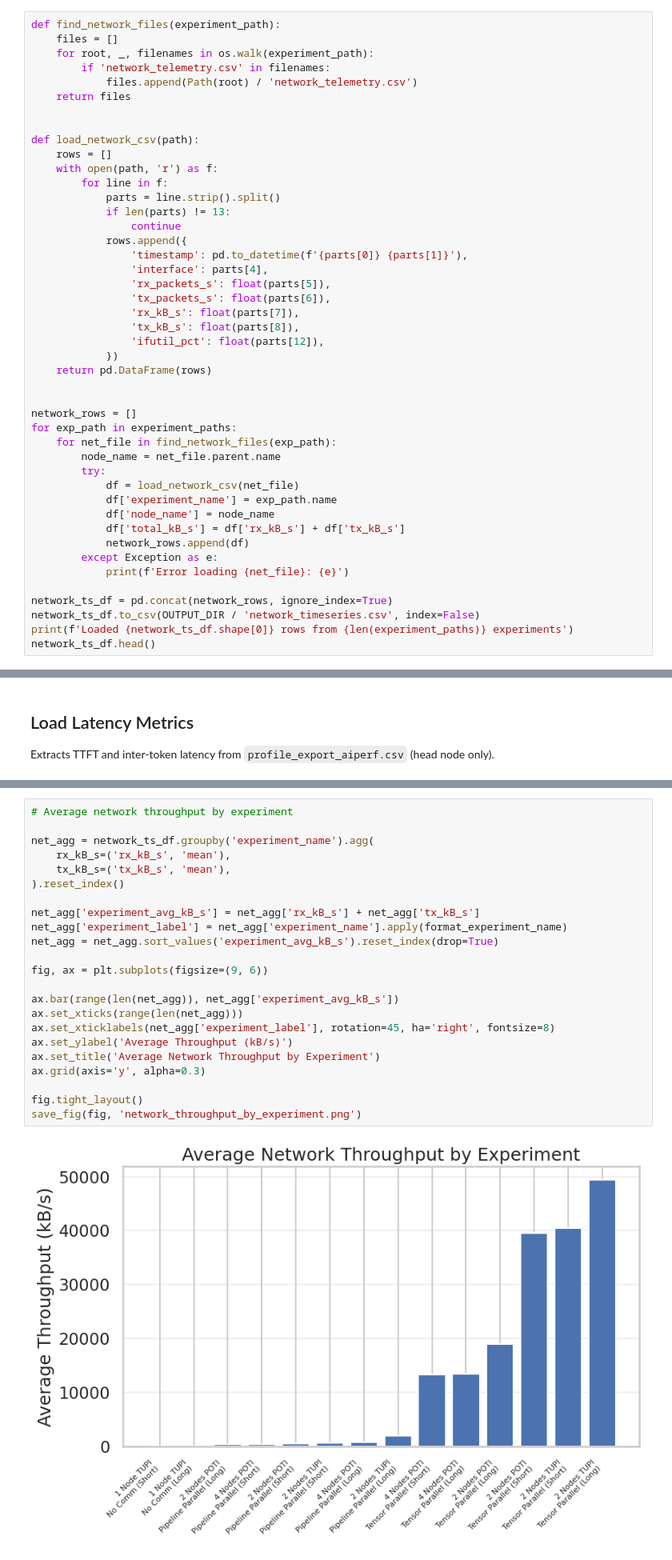
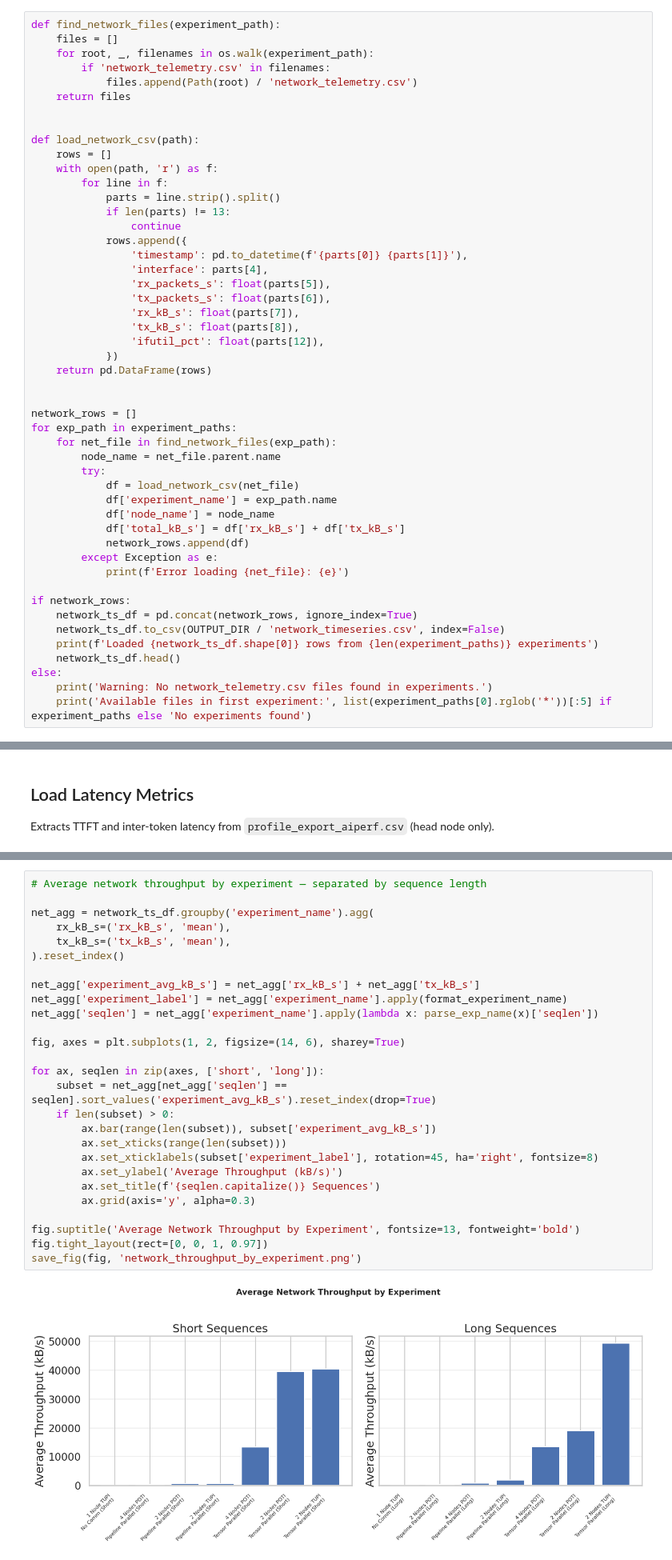
Before and after one commit to matregnago/comp-sys-perf-analysis, a Jupyter notebook: notebooks/04_network.ipynb, the cells around one changed output, grey strips where cells are left out. Shown at 80% size. Cells and saved outputs as stored; diff of their text form.

Commit message:
refactor: update network graphs

```diff
--- a/notebooks/04_network.ipynb
+++ b/notebooks/04_network.ipynb
@@ -180,9 +180,13 @@ for exp_path in experiment_paths:
         except Exception as e:
             print(f'Error loading {net_file}: {e}')
 
-network_ts_df = pd.concat(network_rows, ignore_index=True)
-network_ts_df.to_csv(OUTPUT_DIR / 'network_timeseries.csv', index=False)
-print(f'Loaded {network_ts_df.shape[0]} rows from {len(experiment_paths)} experiments')
-network_ts_df.head()
+if network_rows:
+    network_ts_df = pd.concat(network_rows, ignore_index=True)
+    network_ts_df.to_csv(OUTPUT_DIR / 'network_timeseries.csv', index=False)
+    print(f'Loaded {network_ts_df.shape[0]} rows from {len(experiment_paths)} experiments')
+    network_ts_df.head()
+else:
+    print('Warning: No network_telemetry.csv files found in experiments.')
+    print('Available files in first experiment:', list(experiment_paths[0].rglob('*'))[:5] if experiment_paths else 'No experiments found')
 # %% [output]
 Loaded 15886 rows from 14 experiments
@@ -334,30 +332,34 @@ O gráfico de barras ordena os experimentos pelo throughput médio agregado (RX
 O heatmap detalha a contribuição de cada nó individualmente.
 É possível ver que os experimentos que usam Tensor Parallel utilizam muito mais a rede que os outros.
 # %%
-# Average network throughput by experiment
+# Average network throughput by experiment — separated by sequence length
 
 net_agg = network_ts_df.groupby('experiment_name').agg(
     rx_kB_s=('rx_kB_s', 'mean'),
     tx_kB_s=('tx_kB_s', 'mean'),
 ).reset_index()
 
 net_agg['experiment_avg_kB_s'] = net_agg['rx_kB_s'] + net_agg['tx_kB_s']
 net_agg['experiment_label'] = net_agg['experiment_name'].apply(format_experiment_name)
-net_agg = net_agg.sort_values('experiment_avg_kB_s').reset_index(drop=True)
+net_agg['seqlen'] = net_agg['experiment_name'].apply(lambda x: parse_exp_name(x)['seqlen'])
 
-fig, ax = plt.subplots(figsize=(9, 6))
+fig, axes = plt.subplots(1, 2, figsize=(14, 6), sharey=True)
 
-ax.bar(range(len(net_agg)), net_agg['experiment_avg_kB_s'])
-ax.set_xticks(range(len(net_agg)))
-ax.set_xticklabels(net_agg['experiment_label'], rotation=45, ha='right', fontsize=8)
-ax.set_ylabel('Average Throughput (kB/s)')
-ax.set_title('Average Network Throughput by Experiment')
-ax.grid(axis='y', alpha=0.3)
+for ax, seqlen in zip(axes, ['short', 'long']):
+    subset = net_agg[net_agg['seqlen'] == seqlen].sort_values('experiment_avg_kB_s').reset_index(drop=True)
+    if len(subset) > 0:
+        ax.bar(range(len(subset)), subset['experiment_avg_kB_s'])
+        ax.set_xticks(range(len(subset)))
+        ax.set_xticklabels(subset['experiment_label'], rotation=45, ha='right', fontsize=8)
+        ax.set_ylabel('Average Throughput (kB/s)')
+        ax.set_title(f'{seqlen.capitalize()} Sequences')
+        ax.grid(axis='y', alpha=0.3)
 
-fig.tight_layout()
+fig.suptitle('Average Network Throughput by Experiment', fontsize=13, fontweight='bold')
+fig.tight_layout(rect=[0, 0, 1, 0.97])
 save_fig(fig, 'network_throughput_by_experiment.png')
 # %% [output]
-[figure, old version]
+[figure, new version]
 # %%
 # Average network throughput per node (heatmap)
 
```
Also changed, not shown: parts of 9 cells of this notebook, 3 other files.
